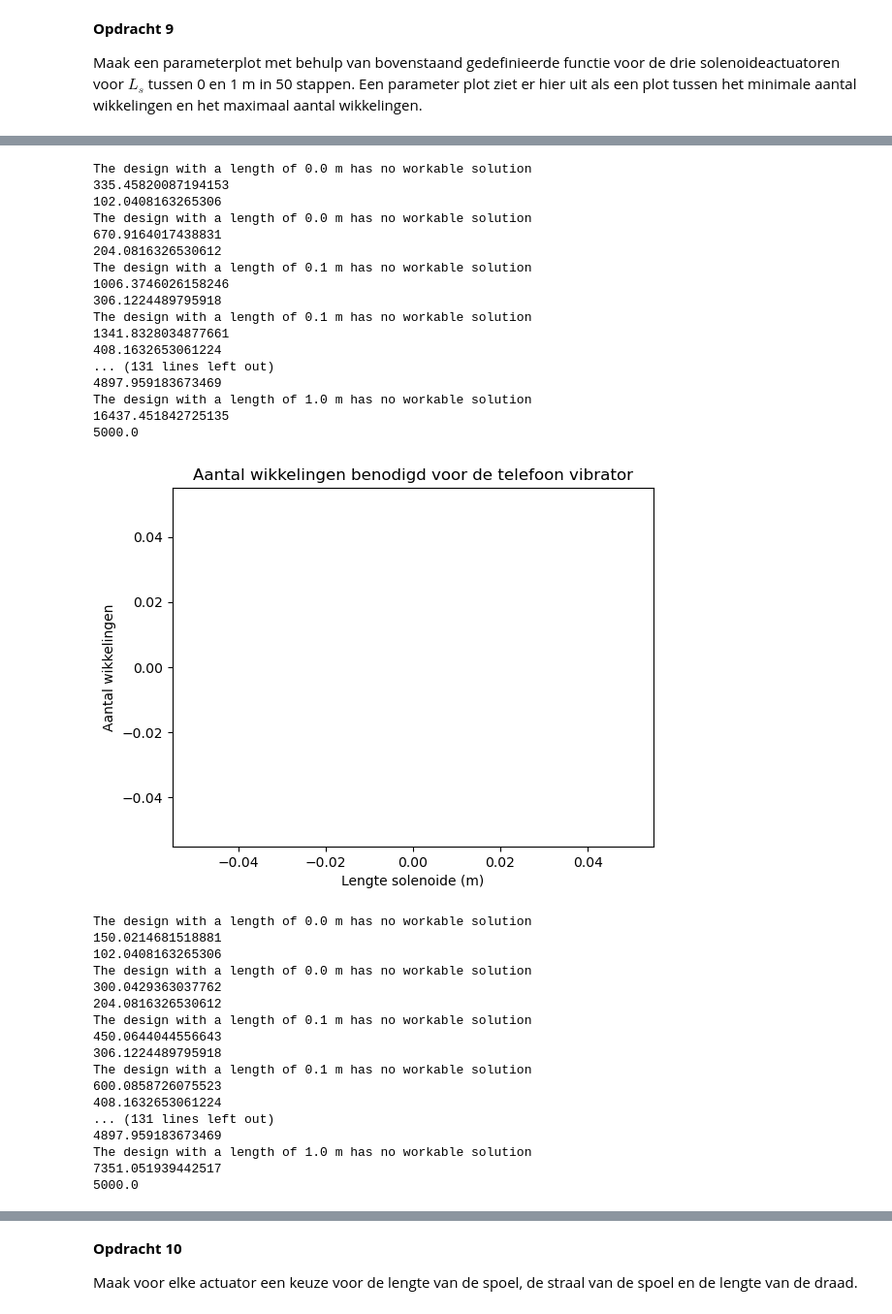
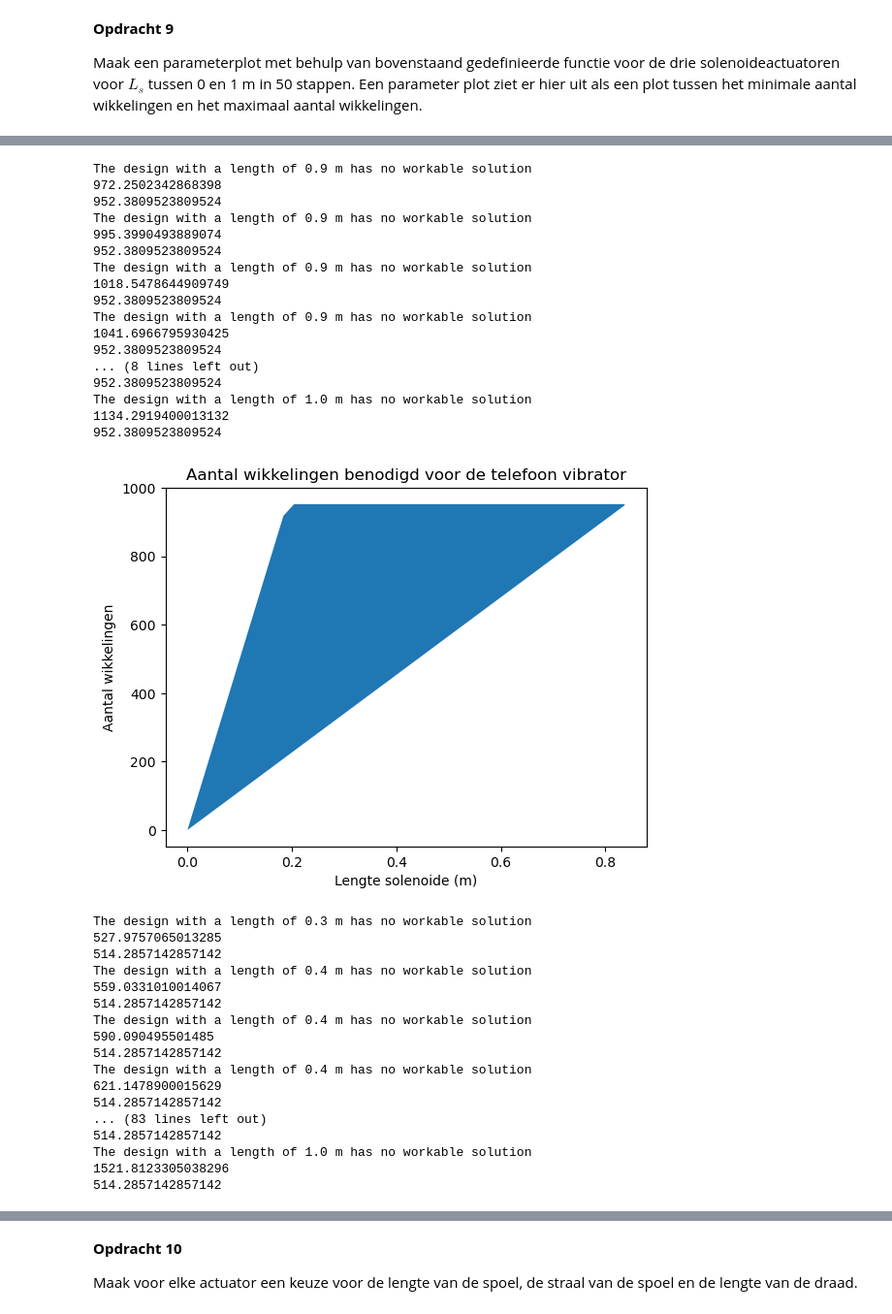
Before and after one commit to AragonMvD/opdrachten-DEF-Day, a Jupyter notebook: 2KrachtactuatorOpdracht/2KrachtactuatorOpdracht/KrachtactuatorOpdracht.ipynb, the cells around one changed output, grey strips where cells are left out. Shown at 97% size. Cells and saved outputs as stored; diff of their text form; code cells hidden in the pictures.

```diff
--- a/2KrachtactuatorOpdracht/2KrachtactuatorOpdracht/KrachtactuatorOpdracht.ipynb
+++ b/2KrachtactuatorOpdracht/2KrachtactuatorOpdracht/KrachtactuatorOpdracht.ipynb
@@ -196,7 +196,7 @@ Het maximum aantal wikkelingen is de kleinste van voorwaarde 2) en 3). Geef een
 Plaats hier een png met jullie eventuele analytische afleiding.
 # %%
 #Relevante constantes:
-chi_ijzer = 1.5e4
+chi_ijzer = 35e4
 mu0 = 1.25663706127e-6
 
 
@@ -260,7 +260,7 @@ plt.show()
 
 
 #Toepassing 2: Telefoon vibrator
-r_s2 = 1e-3
+r_s2 = 3e-3
 F2 = 2 #N
 
 N_min2 = np.zeros(len(L_solonoide))
@@ -297,35 +297,35 @@ plt.show()
-The design with a length of 0.0 m has no workable solution
-335.45820087194153
-102.0408163265306
-The design with a length of 0.0 m has no workable solution
-670.9164017438831
-204.0816326530612
-The design with a length of 0.1 m has no workable solution
-1006.3746026158246
-306.1224489795918
-The design with a length of 0.1 m has no workable solution
-1341.8328034877661
-408.1632653061224
-... (131 lines left out)
-4897.959183673469
+The design with a length of 0.9 m has no workable solution
+972.2502342868398
+952.3809523809524
+The design with a length of 0.9 m has no workable solution
+995.3990493889074
+952.3809523809524
+The design with a length of 0.9 m has no workable solution
+1018.5478644909749
+952.3809523809524
+The design with a length of 0.9 m has no workable solution
+1041.6966795930425
+952.3809523809524
+... (8 lines left out)
+952.3809523809524
 The design with a length of 1.0 m has no workable solution
-16437.451842725135
-5000.0
+1134.2919400013132
+952.3809523809524
-[figure, old version]
+[figure, new version]
-The design with a length of 0.0 m has no workable solution
-150.0214681518881
-102.0408163265306
-The design with a length of 0.0 m has no workable solution
-300.0429363037762
-204.0816326530612
-The design with a length of 0.1 m has no workable solution
-450.0644044556643
-306.1224489795918
-The design with a length of 0.1 m has no workable solution
-600.0858726075523
-408.1632653061224
-... (131 lines left out)
-4897.959183673469
+The design with a length of 0.3 m has no workable solution
+527.9757065013285
+514.2857142857142
+The design with a length of 0.4 m has no workable solution
+559.0331010014067
+514.2857142857142
+The design with a length of 0.4 m has no workable solution
+590.090495501485
+514.2857142857142
+The design with a length of 0.4 m has no workable solution
+621.1478900015629
+514.2857142857142
+... (83 lines left out)
+514.2857142857142
 The design with a length of 1.0 m has no workable solution
-7351.051939442517
-5000.0
+1521.8123305038296
+514.2857142857142
```
Also changed, not shown: parts of 1 cell of this notebook.
